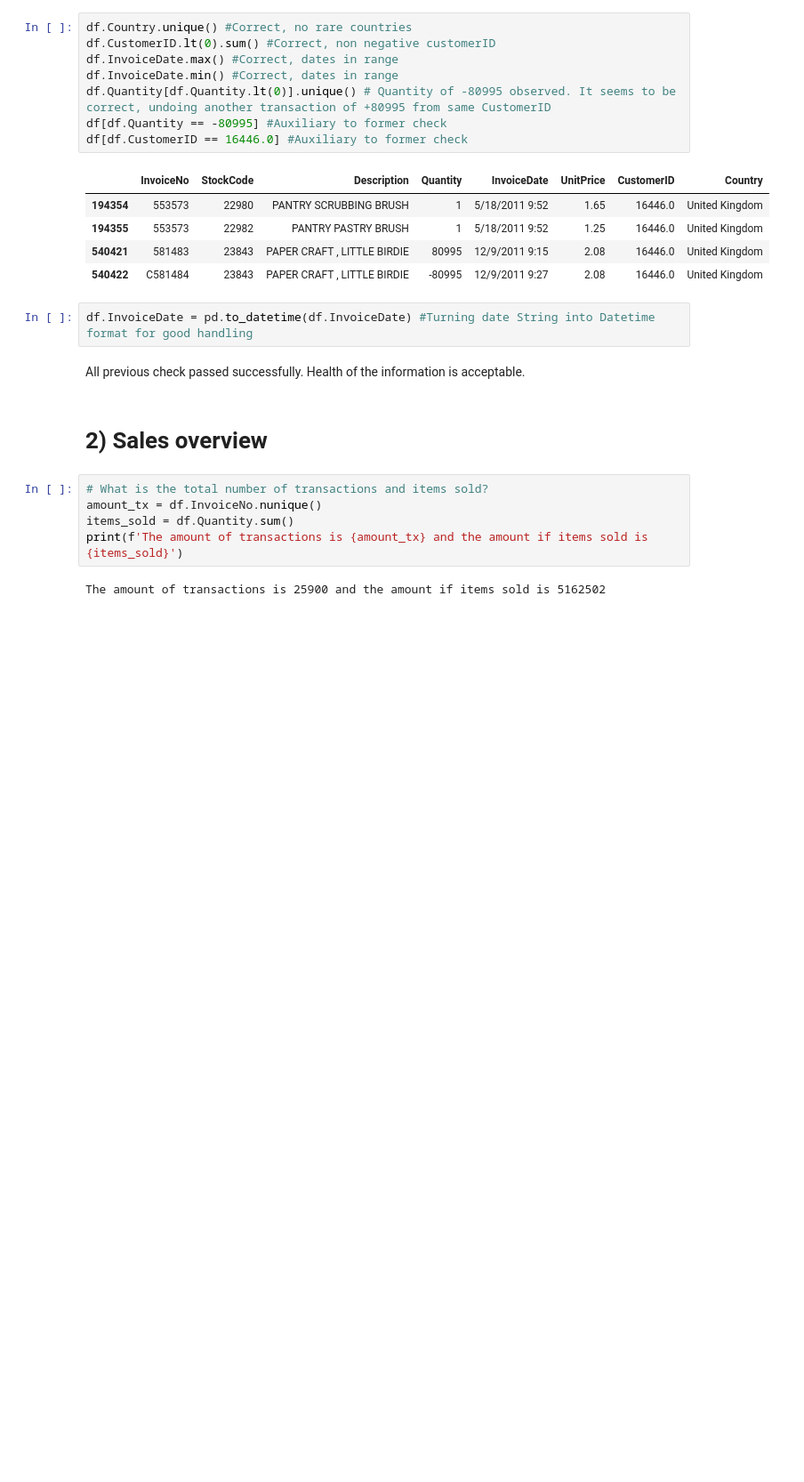
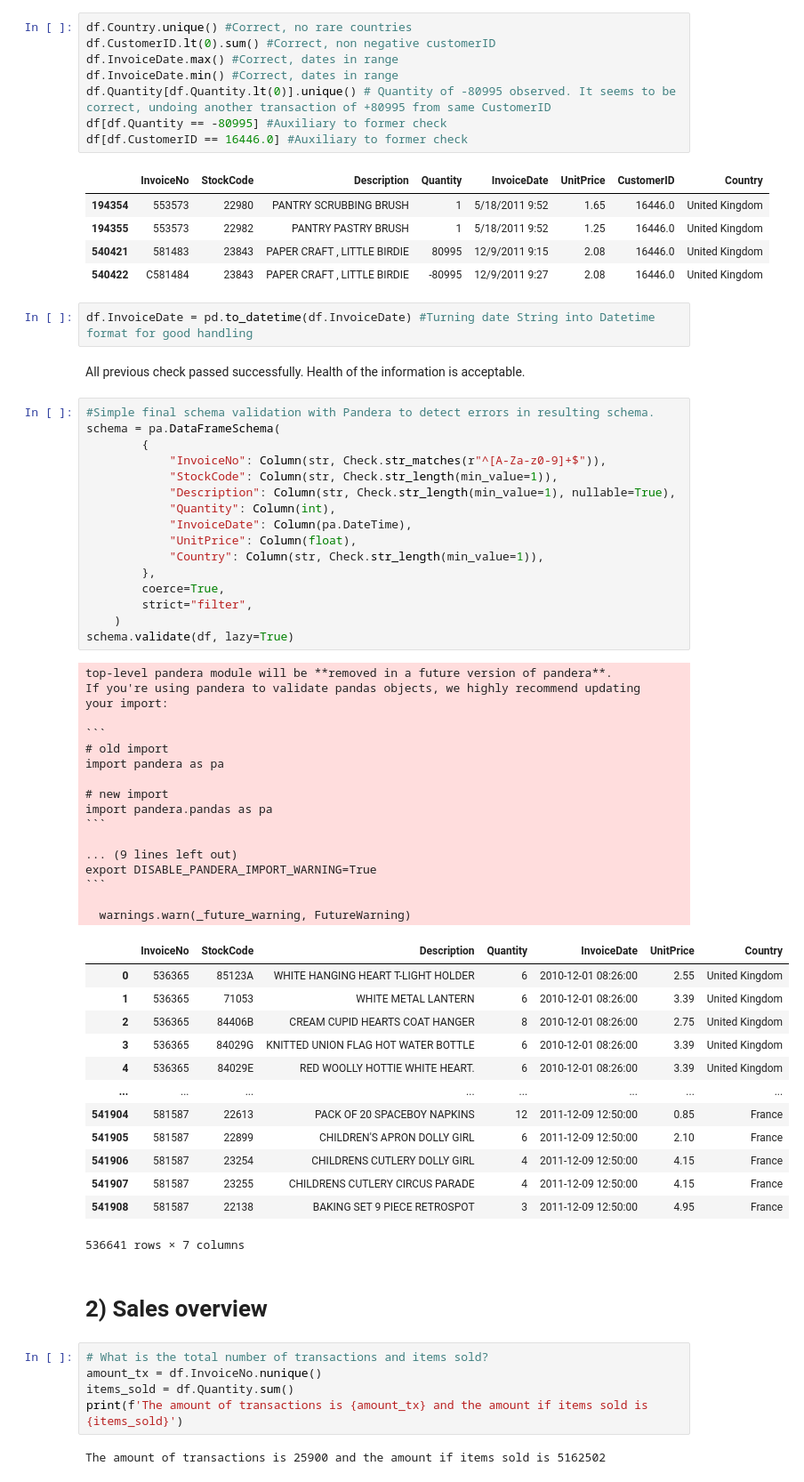
Before and after one commit to luciocolombo/Ecommerce-data-analysis, a Jupyter notebook: Ecommerce analysis - UK company (UCI Machine Learning Dataset).ipynb, the cells around one changed output. Shown: that part at 89% size. Saved outputs shown, nothing was run; the diff lists cells and outputs as text; blank space fills up the shorter version.

Commit message:
add pandera for schema validation after ETL

````diff
--- a/Ecommerce analysis - UK company (UCI Machine Learning Dataset).ipynb
+++ b/Ecommerce analysis - UK company (UCI Machine Learning Dataset).ipynb
@@ -141,6 +153,53 @@ df[df.CustomerID == 16446.0] #Auxiliary to former check
 df.InvoiceDate = pd.to_datetime(df.InvoiceDate) #Turning date String into Datetime format for good handling
 # %% [markdown]
 All previous check passed successfully. Health of the information is acceptable.
+# %%
+#Simple final schema validation with Pandera to detect errors in resulting schema.
+schema = pa.DataFrameSchema(
+        {
+            "InvoiceNo": Column(str, Check.str_matches(r"^[A-Za-z0-9]+$")),
+            "StockCode": Column(str, Check.str_length(min_value=1)),
+            "Description": Column(str, Check.str_length(min_value=1), nullable=True),
+            "Quantity": Column(int),
+            "InvoiceDate": Column(pa.DateTime),
+            "UnitPrice": Column(float),
+            "Country": Column(str, Check.str_length(min_value=1)),
+        },
+        coerce=True,
+        strict="filter",
+    )
+schema.validate(df, lazy=True)
+# %% [output]
+top-level pandera module will be **removed in a future version of pandera**.
+If you're using pandera to validate pandas objects, we highly recommend updating
+your import:
+
+```
+# old import
+import pandera as pa
+
+# new import
+import pandera.pandas as pa
+```
+
+... (9 lines left out)
+export DISABLE_PANDERA_IMPORT_WARNING=True
+```
+
+  warnings.warn(_future_warning, FutureWarning)
+|  | InvoiceNo | StockCode | Description | Quantity | InvoiceDate | UnitPrice | Country |
+| 0 | 536365 | 85123A | WHITE HANGING HEART T-LIGHT HOLDER | 6 | 2010-12-01 08:26:00 | 2.55 | United Kingdom |
+| 1 | 536365 | 71053 | WHITE METAL LANTERN | 6 | 2010-12-01 08:26:00 | 3.39 | United Kingdom |
+| 2 | 536365 | 84406B | CREAM CUPID HEARTS COAT HANGER | 8 | 2010-12-01 08:26:00 | 2.75 | United Kingdom |
+| 3 | 536365 | 84029G | KNITTED UNION FLAG HOT WATER BOTTLE | 6 | 2010-12-01 08:26:00 | 3.39 | United Kingdom |
+| 4 | 536365 | 84029E | RED WOOLLY HOTTIE WHITE HEART. | 6 | 2010-12-01 08:26:00 | 3.39 | United Kingdom |
+| ... | ... | ... | ... | ... | ... | ... | ... |
+| 541904 | 581587 | 22613 | PACK OF 20 SPACEBOY NAPKINS | 12 | 2011-12-09 12:50:00 | 0.85 | France |
+| 541905 | 581587 | 22899 | CHILDREN'S APRON DOLLY GIRL | 6 | 2011-12-09 12:50:00 | 2.10 | France |
+| 541906 | 581587 | 23254 | CHILDRENS CUTLERY DOLLY GIRL | 4 | 2011-12-09 12:50:00 | 4.15 | France |
+| 541907 | 581587 | 23255 | CHILDRENS CUTLERY CIRCUS PARADE | 4 | 2011-12-09 12:50:00 | 4.15 | France |
+| 541908 | 581587 | 22138 | BAKING SET 9 PIECE RETROSPOT | 3 | 2011-12-09 12:50:00 | 4.95 | France |
+536641 rows × 7 columns
 # %% [markdown]
 # 2) Sales overview
 # %%
````
Also changed, not shown: parts of 17 cells of this notebook, 1 other file.
